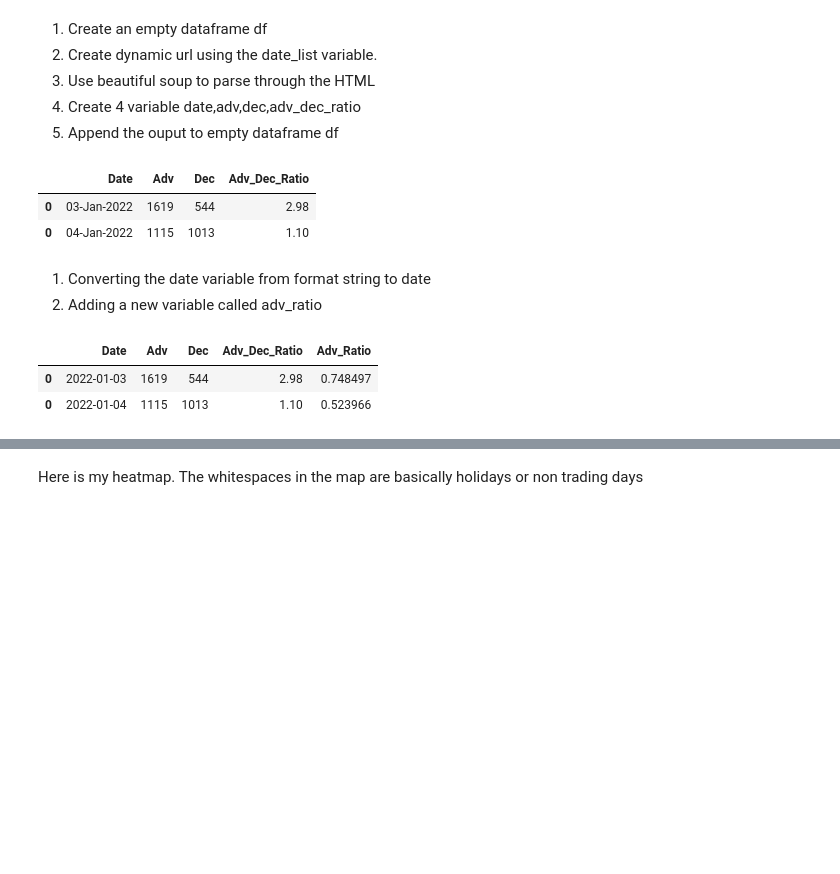
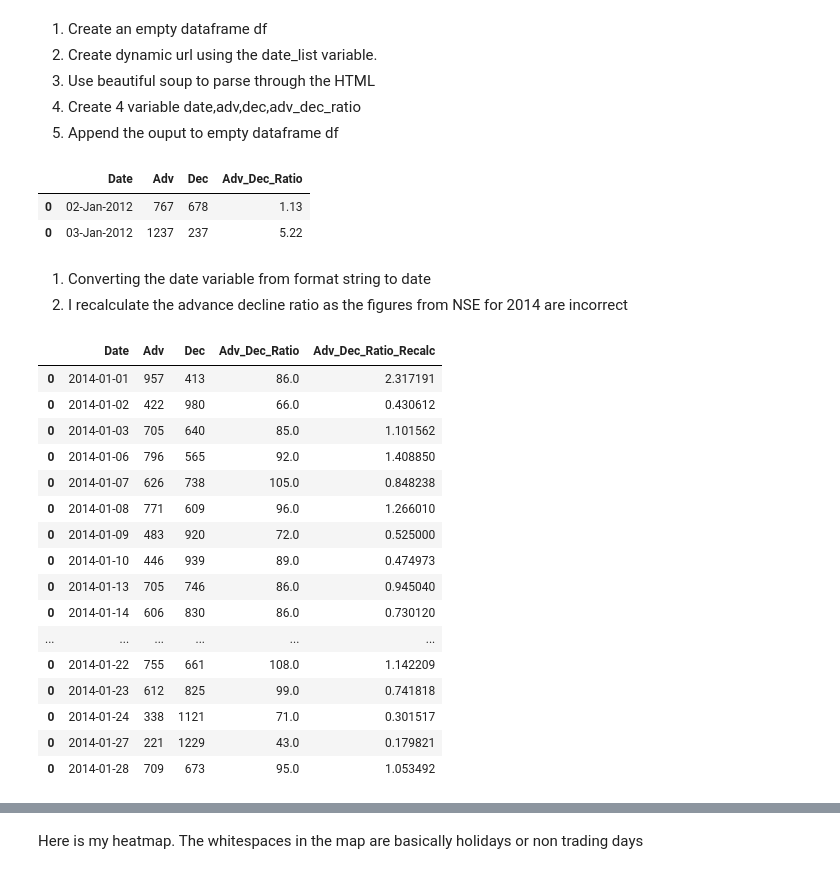
Before and after one commit to shiladitya146/Jupyter-Notebook, a Jupyter notebook: Advance-Decline Ratio .ipynb, the cells around one changed output, grey strips where cells are left out. Saved outputs shown, nothing was run; the diff lists cells and outputs as text; code cells hidden in the pictures; blank space fills up the shorter version.

```diff
--- a/Advance-Decline Ratio .ipynb
+++ b/Advance-Decline Ratio .ipynb
@@ -24,7 +24,7 @@ Based on start and end date we are going to use pandas package pd.date_range to
 import datetime
 import pandas as pd
 
-start_date = datetime.datetime(2022,1,1)
+start_date = datetime.datetime(2012,1,1)
 end_date = datetime.datetime(2022,6,30)
 
 date_list = pd.date_range(start_date,end_date,freq = 'M',inclusive="both").strftime("%b%Y")
@@ -68,18 +68,32 @@ for i in date_list:
 df.head(n=2)
 # %% [output]
 |  | Date | Adv | Dec | Adv_Dec_Ratio |
-| 0 | 03-Jan-2022 | 1619 | 544 | 2.98 |
-| 0 | 04-Jan-2022 | 1115 | 1013 | 1.10 |
+| 0 | 02-Jan-2012 | 767 | 678 | 1.13 |
+| 0 | 03-Jan-2012 | 1237 | 237 | 5.22 |
 # %% [markdown]
 1. Converting the date variable from format string to date
-2. Adding a new variable called adv_ratio
+2. I recalculate the advance decline ratio as the figures from NSE for 2014 are incorrect
 # %%
 df['Date'] = pd.to_datetime(df['Date'])
-df['Adv_Ratio'] =df['Adv']/(df['Adv'] + df['Dec'])
+df['Adv_Dec_Ratio_Recalc'] = df['Adv']/df['Dec']
 # %%
-df.head(n=2)
+df[df['Date']>= '2014-01-01'].head(20)
 # %% [output]
-|  | Date | Adv | Dec | Adv_Dec_Ratio | Adv_Ratio |
-| 0 | 2022-01-03 | 1619 | 544 | 2.98 | 0.748497 |
-| 0 | 2022-01-04 | 1115 | 1013 | 1.10 | 0.523966 |
+|  | Date | Adv | Dec | Adv_Dec_Ratio | Adv_Dec_Ratio_Recalc |
+| 0 | 2014-01-01 | 957 | 413 | 86.0 | 2.317191 |
+| 0 | 2014-01-02 | 422 | 980 | 66.0 | 0.430612 |
+| 0 | 2014-01-03 | 705 | 640 | 85.0 | 1.101562 |
+| 0 | 2014-01-06 | 796 | 565 | 92.0 | 1.408850 |
+| 0 | 2014-01-07 | 626 | 738 | 105.0 | 0.848238 |
+| 0 | 2014-01-08 | 771 | 609 | 96.0 | 1.266010 |
+| 0 | 2014-01-09 | 483 | 920 | 72.0 | 0.525000 |
+| 0 | 2014-01-10 | 446 | 939 | 89.0 | 0.474973 |
+| 0 | 2014-01-13 | 705 | 746 | 86.0 | 0.945040 |
+| 0 | 2014-01-14 | 606 | 830 | 86.0 | 0.730120 |
+| ... | ... | ... | ... | ... | ... |
+| 0 | 2014-01-22 | 755 | 661 | 108.0 | 1.142209 |
+| 0 | 2014-01-23 | 612 | 825 | 99.0 | 0.741818 |
+| 0 | 2014-01-24 | 338 | 1121 | 71.0 | 0.301517 |
+| 0 | 2014-01-27 | 221 | 1229 | 43.0 | 0.179821 |
+| 0 | 2014-01-28 | 709 | 673 | 95.0 | 1.053492 |
 # %% [markdown]
```
Also changed, not shown: parts of 10 cells of this notebook, 1 other file.
